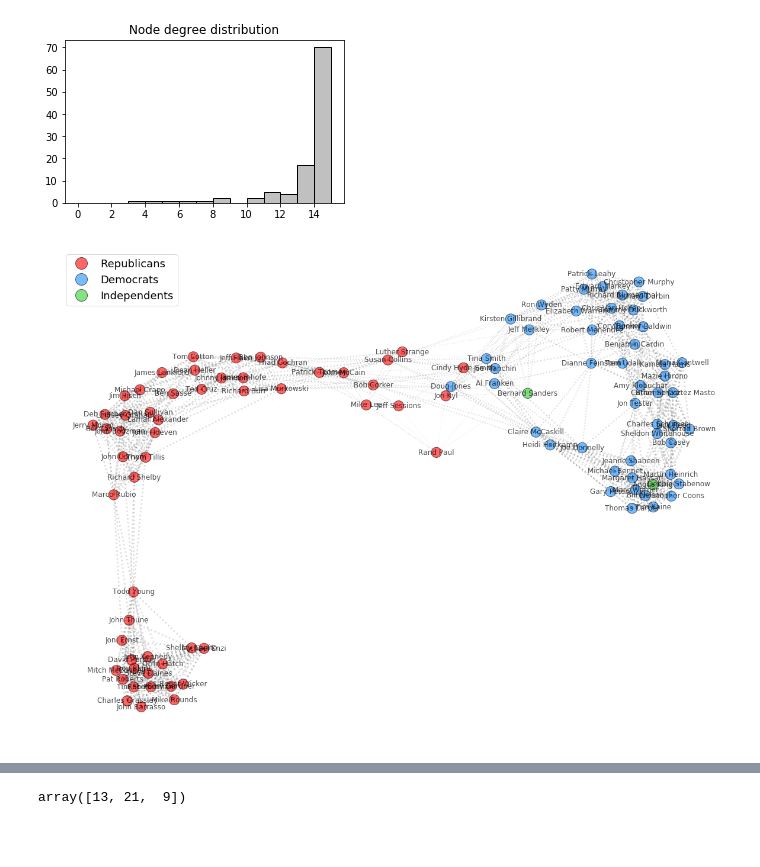
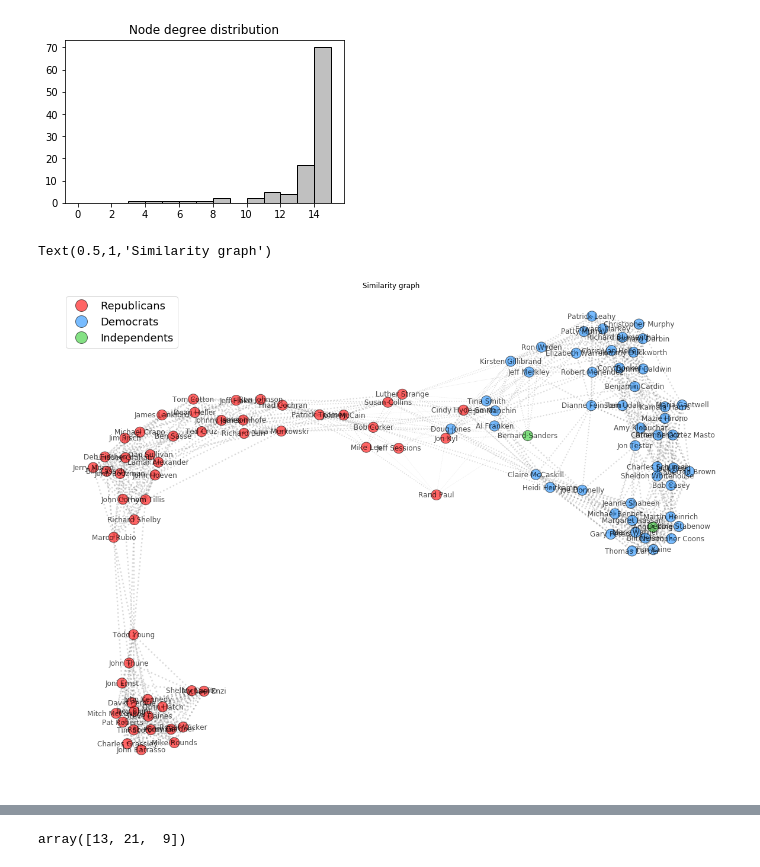
Before and after one commit to lkiel/US-Senators, a Jupyter notebook: Project Demonstration.ipynb, the cells around one changed output, grey strips where cells are left out. Cells and saved outputs as stored; diff of their text form; code cells hidden in the pictures; blank space fills up the shorter version.

```diff
--- a/Project Demonstration.ipynb
+++ b/Project Demonstration.ipynb
@@ -59,20 +61,23 @@ party_colormap = {'R':'red', 'D': 'dodgerblue', 'I':'limegreen'}
 # %%
-votes = pd.read_pickle("data/processed/processed_votes.pickle")
-print("\n\n\nThe vote dataframe is a " + str(votes.shape) + " table with senators as rows and vote positions as columns.")
-display(votes.head(3))
+votes_1 = pd.read_pickle("data/processed/processed_votes.pickle")
+np.random.seed(2018)
+votes_1,_= split_dataframe(1, votes_1)
+
+print("\n\n\nThe 1st vote dataframe is a " + str(votes_1.shape) + " table with senators as rows and vote positions as columns.")
+display(votes_1.head(3))
 
 # Bill descriptions
 bill_descriptions = pd.read_csv("data/processed/processed_bill_descriptions.csv").set_index('bill_id')
 display(bill_descriptions.head(3))
 
-# Separate votes into "train" and "test" samples on a 80-20 basis
-np.random.seed(2018)
-votes_train, votes_test = split_dataframe(1, votes)
 
+
+# Loads the selected senators details
 senators = pd.read_pickle("data/processed/processed_senators.pickle")
 print("\n\n\nThe senators dataframe is a " + str(senators.shape) + " table with senators as rows and ID, party and names as columns.")
 display(senators.head(3))
 
+#Load labels
 senators_party = senators['party']
 numerical_labels = np.vectorize({'R':0.,'D':0.12,'I':0.223}.get)(senators_party)
 # %% [output]
@@ -101,5 +106,5 @@ The senators dataframe is a (105, 5) table with senators as rows and ID, party a
 # %%
-features = [votes_train.values]
+features = [votes_1.values]
 weights = [1]
 sparsification_functions = [lambda arg : sparsify_with_max_neighbors(sparsify_with_limit(arg, .5), 15)]
 
@@ -109,8 +114,7 @@ sparsification_functions = [lambda arg : sparsify_with_max_neighbors(sparsify_wi
 adjacency = get_adjacency_multidistance(features, weights, cosine_similarity, lambda x:x, sparsification_functions)
 
 
-G = graphs.Graph(adjacency)
-#G = reduction.graph_sparsify(G, 0.75)
+G= graphs.Graph(adjacency)
 G.compute_differential_operator()
 G.compute_fourier_basis()
 G.compute_laplacian()
@@ -127,12 +131,15 @@ Clustering coefficient: 0.6337152265723697
 Diameter: 8
 [figure]
 # %%
+
 plot_signal(G.W.todense(), senators['party'].map(party_colormap), labels=senators['name'], scale=[0,1])
 r = mlines.Line2D([], [], color='red', marker='o', linestyle='', markeredgewidth=1, markeredgecolor='black', alpha=0.6, markersize=20, label="Republicans")
 d = mlines.Line2D([], [], color='dodgerblue', marker='o', linestyle='', markeredgewidth=1, markeredgecolor='black',  alpha=0.6,markersize=20, label="Democrats")
 i = mlines.Line2D([], [], color='limegreen', marker='o', linestyle='', markeredgewidth=1, markeredgecolor='black', alpha=0.6, markersize=20, label="Independents")
 
 plt.legend(handles=[r,d,i], prop={'size':18})
 plt.savefig("similarity_graph.png")
+plt.title('Similarity graph')
 # %% [output]
+Text(0.5,1,'Similarity graph')
-[figure, old version]
+[figure, new version]
```
Also changed, not shown: parts of 69 cells of this notebook, 1 other file.
